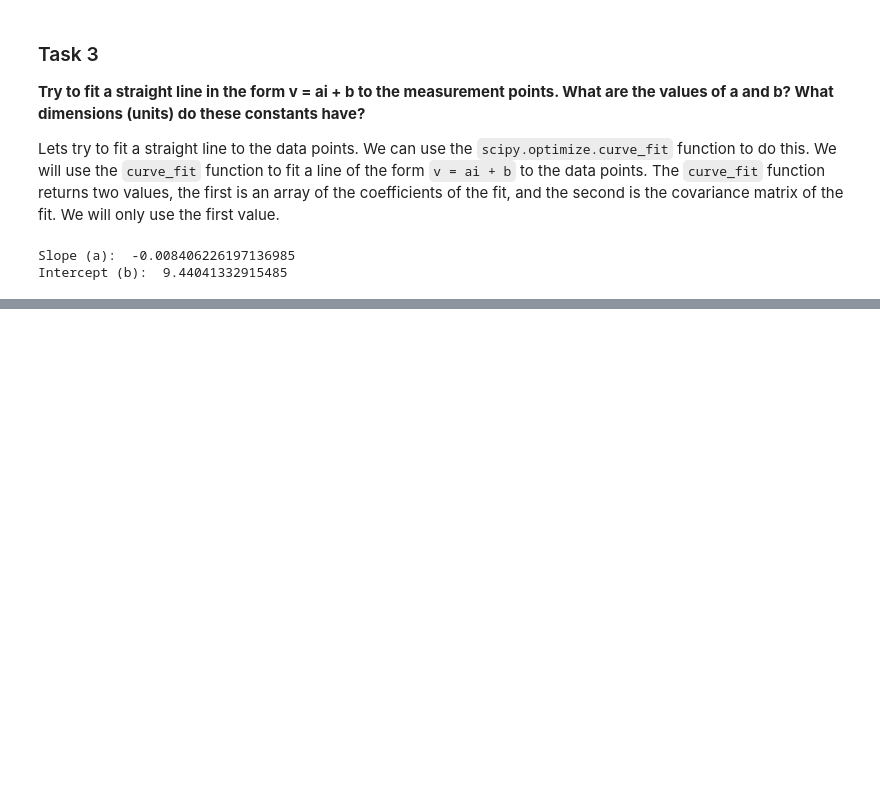
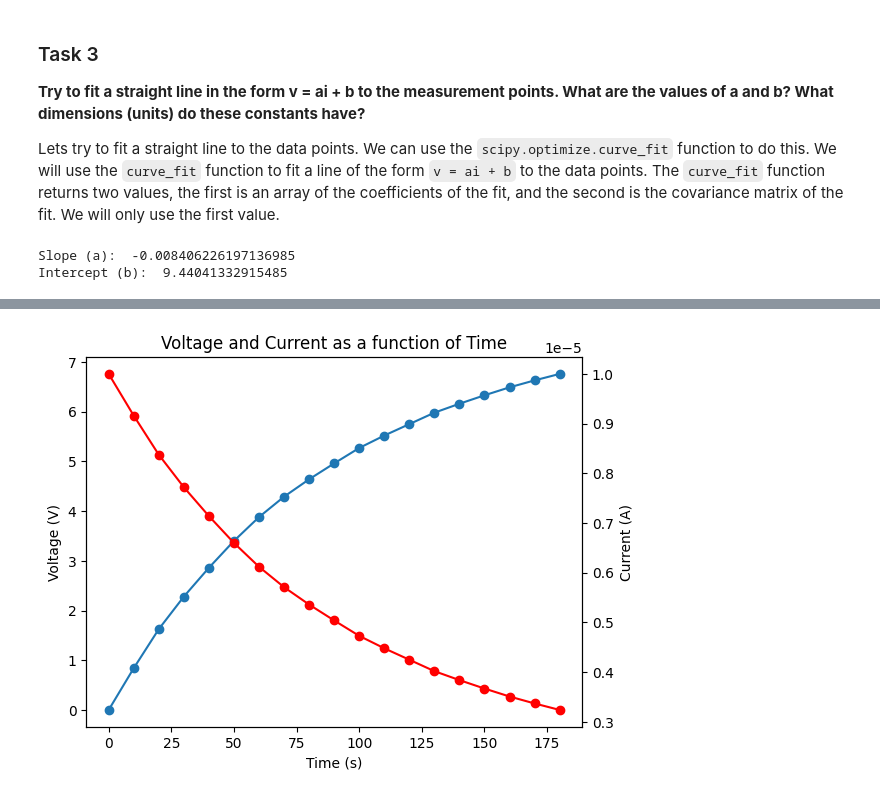
Before and after one commit to erikbohne/TTT4203_Intro_Analog_and_Digital_Electronics, a Jupyter notebook: ERT10/ERT10.ipynb, the cells around one changed output, grey strips where cells are left out. Drawn from its saved outputs; the diff is of its cells as text; code cells hidden in the pictures; blank space fills up the shorter version.

```diff
--- a/ERT10/ERT10.ipynb
+++ b/ERT10/ERT10.ipynb
@@ -50,0 +62,27 @@ Intercept (b):  9.44041332915485
+# %%
+# Observations of Voltage (v) as a function of Time (s)
+U = [0, 0.84, 1.626, 2.28, 2.86, 3.4, 3.88, 4.29, 4.64, 4.96, 5.27, 5.52, 5.75, 5.98, 6.16, 6.33, 6.49, 6.63, 6.76] # In V
+t = [0, 10, 20, 30, 40, 50, 60, 70, 80, 90, 100, 110, 120, 130, 140, 150, 160, 170, 180] # In s
+
+R1 = 1e6 # 1 MOhm
+
+# Calculate the current
+I = np.divide([10 - u for u in U], R1)
+
+# Plot the results
+ax1 = plt.subplot(111)
+
+ax1.plot(t, U, 'o-', label='Voltage')
+ax1.set_ylabel('Voltage (V)')
+ax1.set_xlabel('Time (s)')
+ax1.set_title('Voltage and Current as a function of Time')
+
+# Add another plot to the same subplot
+ax2 = ax1.twinx()
+ax2.plot(t, I, 'o-', color='red', label='Current')
+ax2.set_ylabel('Current (A)')
+
+# Show the plot
+plt.show()
+# %% [output]
+[figure, added]
```
Also changed, not shown: parts of 3 cells of this notebook.
